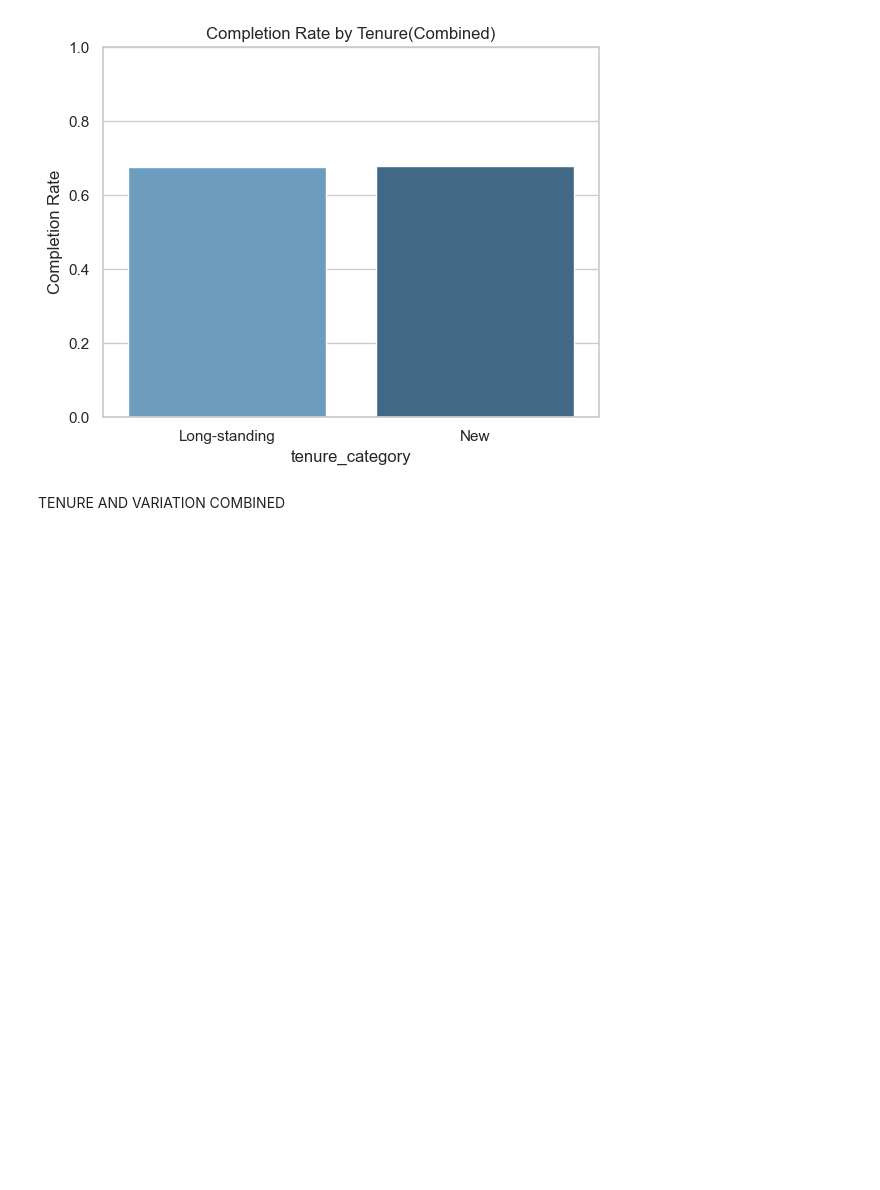
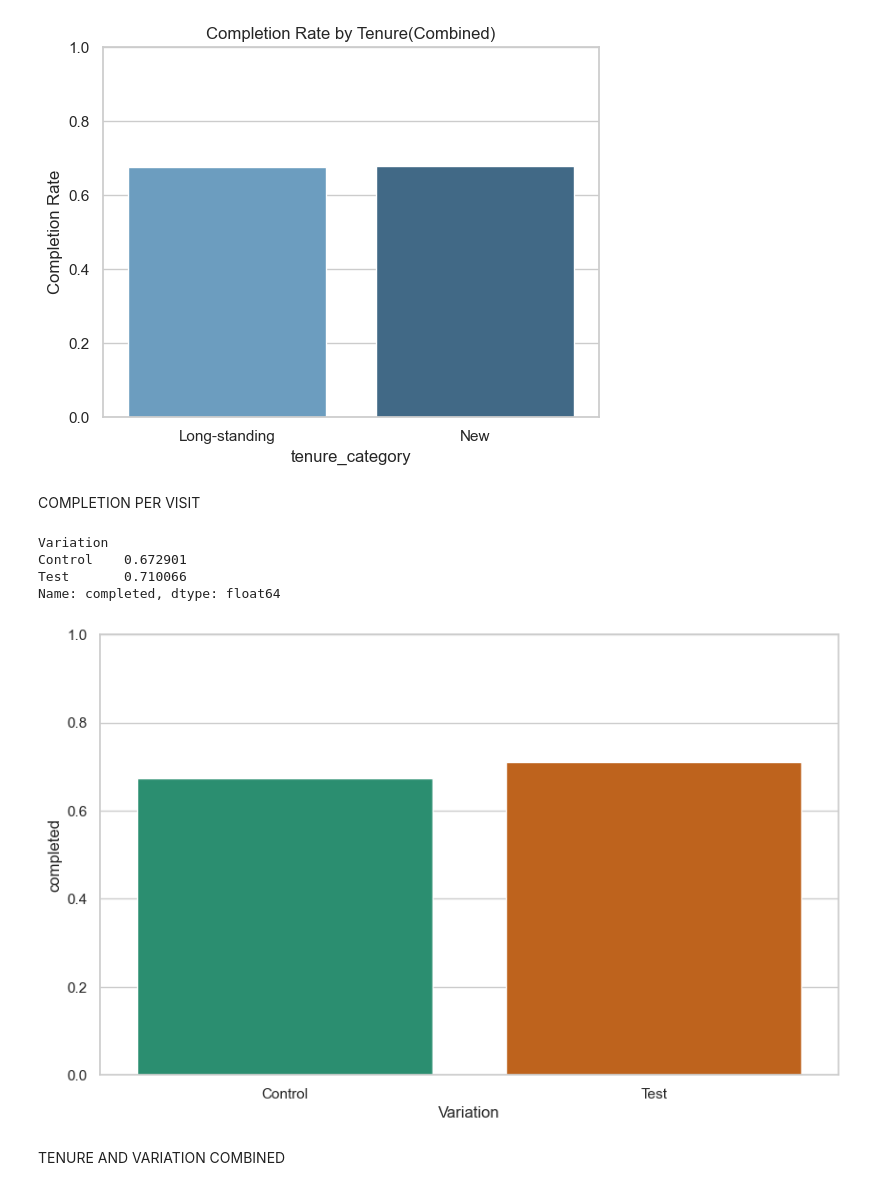
Before and after one commit to lewisdeanclark/vanguard-project, a Jupyter notebook: Week5-Project-Data Cleaning_Updated.ipynb, the cells around one changed output. Drawn from its saved outputs; the diff is of its cells as text; code cells hidden in the pictures; blank space fills up the shorter version.

Commit message:
Added new plots and Insights

```diff
--- a/Week5-Project-Data Cleaning_Updated.ipynb
+++ b/Week5-Project-Data Cleaning_Updated.ipynb
@@ -455,6 +455,26 @@ plt.ylim(0, 1)
 plt.show()
 # %% [output]
 [figure]
+# %% [markdown]
+COMPLETION PER VISIT
+# %%
+completion_per_visit = df_combined.groupby(['visit_id', 'Variation'])['completed'].max().reset_index()
+completion_rate_variation = completion_per_visit.groupby('Variation')['completed'].mean()
+completion_rate_variation
+# %% [output]
+Variation
+Control    0.672901
+Test       0.710066
+Name: completed, dtype: float64
+# %%
+completion_per_visit = df_combined.groupby(['visit_id', 'Variation'])['completed'].max().reset_index()
+completion_rate_variation = completion_per_visit.groupby('Variation')['completed'].mean().reset_index()
+plt.figure(figsize=(10,6))
+sns.barplot(data=completion_rate_variation, x="Variation", y="completed", palette="Dark2")
+plt.ylim(0, 1)
+plt.show()
+# %% [output]
+[figure, added]
 # %% [markdown]
 TENURE AND VARIATION COMBINED
 # %%
```
Also changed, not shown: parts of 20 cells of this notebook, 4 other files.
